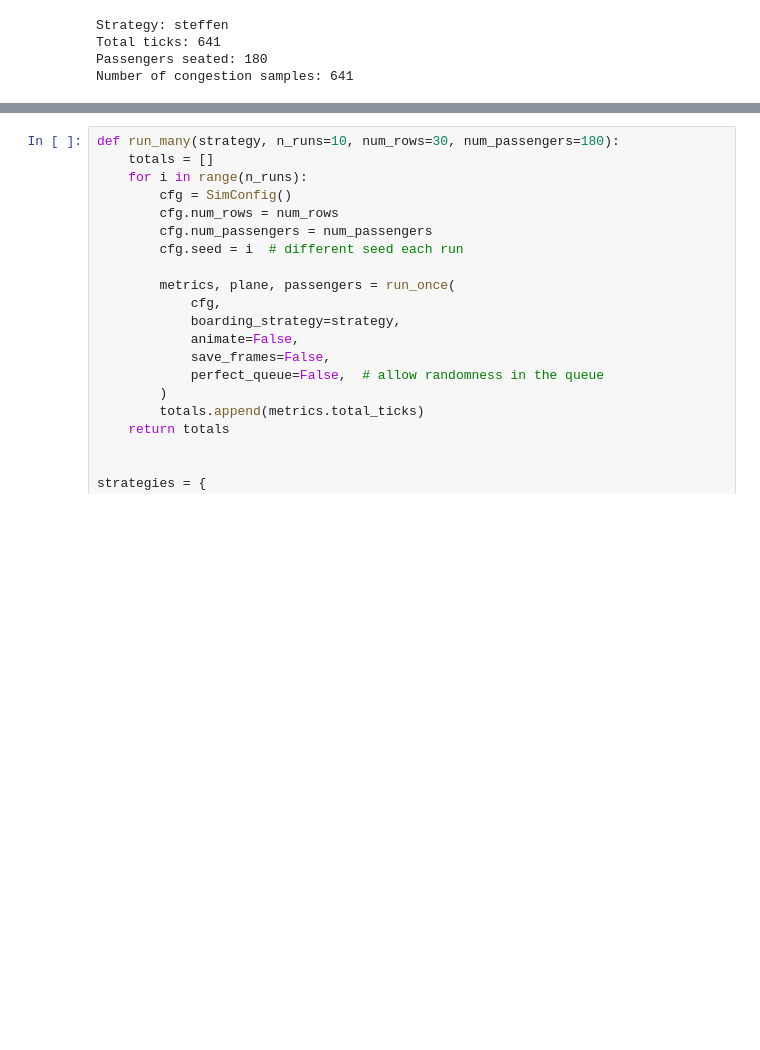
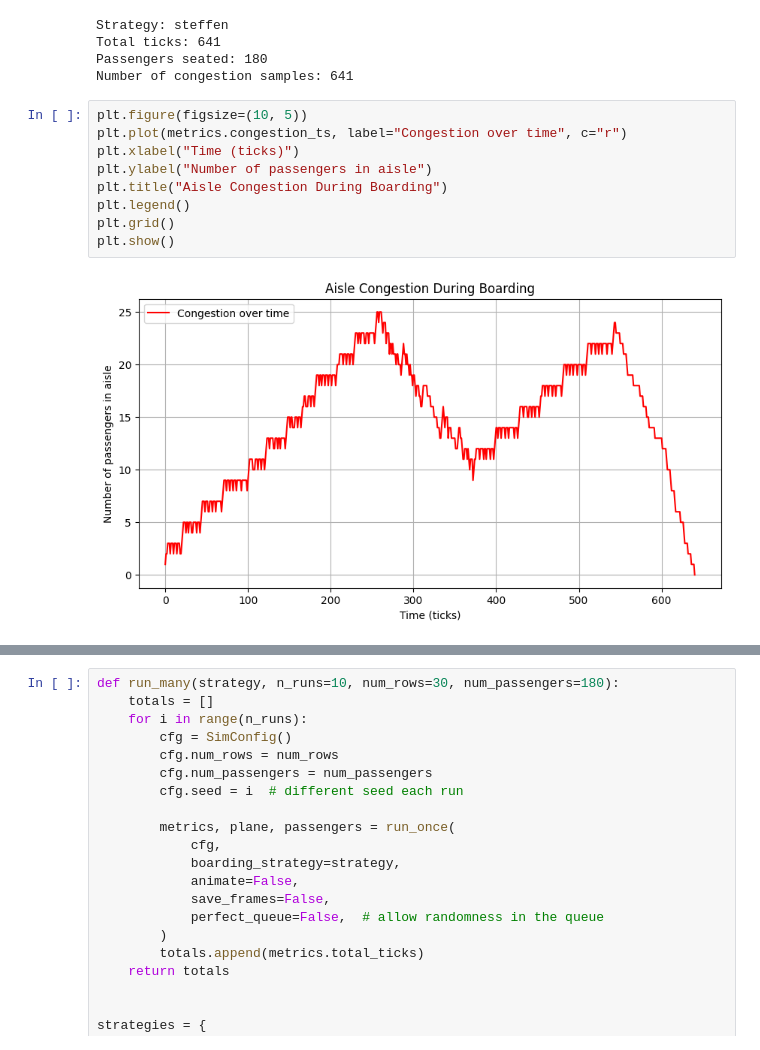
Before and after one commit to manpazito/plane-boarding-sim, a Jupyter notebook: examples/demo.ipynb, the cells around one changed output, grey strips where cells are left out. Drawn from its saved outputs; the diff is of its cells as text; blank space fills up the shorter version.

```diff
--- a/examples/demo.ipynb
+++ b/examples/demo.ipynb
@@ -63,4 +64,15 @@ Strategy: steffen
 Total ticks: 641
 Passengers seated: 180
 Number of congestion samples: 641
+# %%
+plt.figure(figsize=(10, 5))
+plt.plot(metrics.congestion_ts, label="Congestion over time", c="r")
+plt.xlabel("Time (ticks)")
+plt.ylabel("Number of passengers in aisle")
+plt.title("Aisle Congestion During Boarding")
+plt.legend()
+plt.grid()
+plt.show()
+# %% [output]
+[figure, added]
 # %% [markdown]
```
Also changed, not shown: parts of 4 cells of this notebook, 1 other file.
